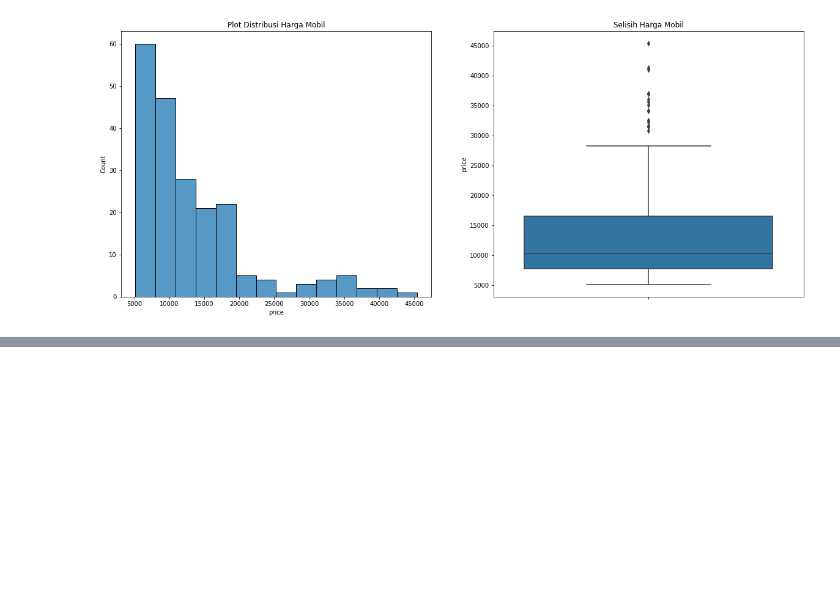
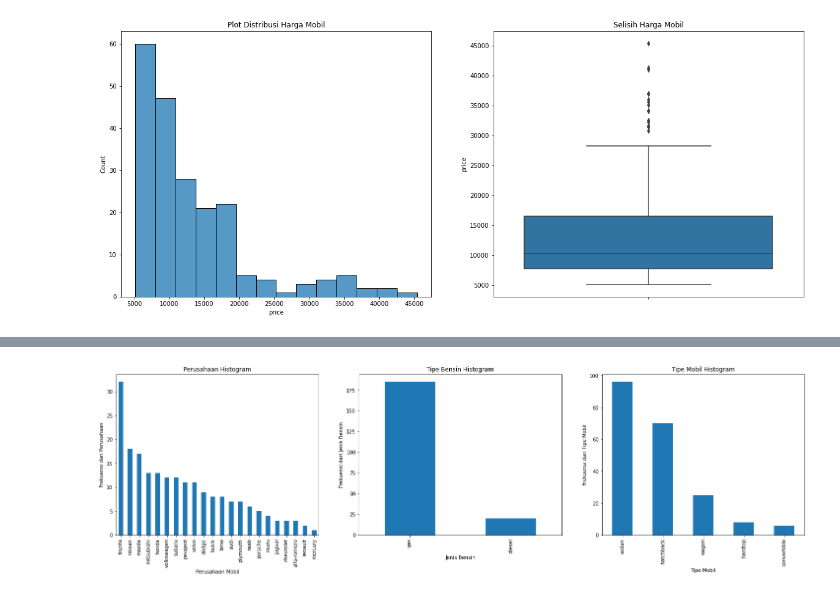
Before and after one commit to ihyamars07/Car-Analysis, a Jupyter notebook: UAS_CAR.ipynb, the cells around one changed output, grey strips where cells are left out. Cells and saved outputs as stored; diff of their text form; code cells hidden in the pictures; blank space fills up the shorter version.

Commit message:
adding data Visualize

```diff
--- a/UAS_CAR.ipynb
+++ b/UAS_CAR.ipynb
@@ -216,0 +239,21 @@ plt.show()
+# %%
+plt.figure(figsize=(25, 6))
+
+plt.subplot(1,3,1)
+plt1 = ds.CompanyName.value_counts().plot(kind='bar')
+plt.title('Perusahaan Histogram')
+plt1.set(xlabel = 'Perusahaan Mobil', ylabel='Frekuensi dari Perusahaan')
+
+plt.subplot(1,3,2)
+plt1 = ds.fueltype.value_counts().plot(kind='bar')
+plt.title('Tipe Bensin Histogram')
+plt1.set(xlabel = 'Jenis Bensin', ylabel='Frekuensi dari Jenis Bensin')
+
+plt.subplot(1,3,3)
+plt1 = ds.CarType.value_counts().plot(kind='bar')
+plt.title('Tipe Mobil Histogram')
+plt1.set(xlabel = 'Tipe Mobil', ylabel='Frekuensi dari Tipe Mobil')
+
+plt.show()
+# %% [output]
+[figure, added]
```
Also changed, not shown: parts of 4 cells of this notebook.
